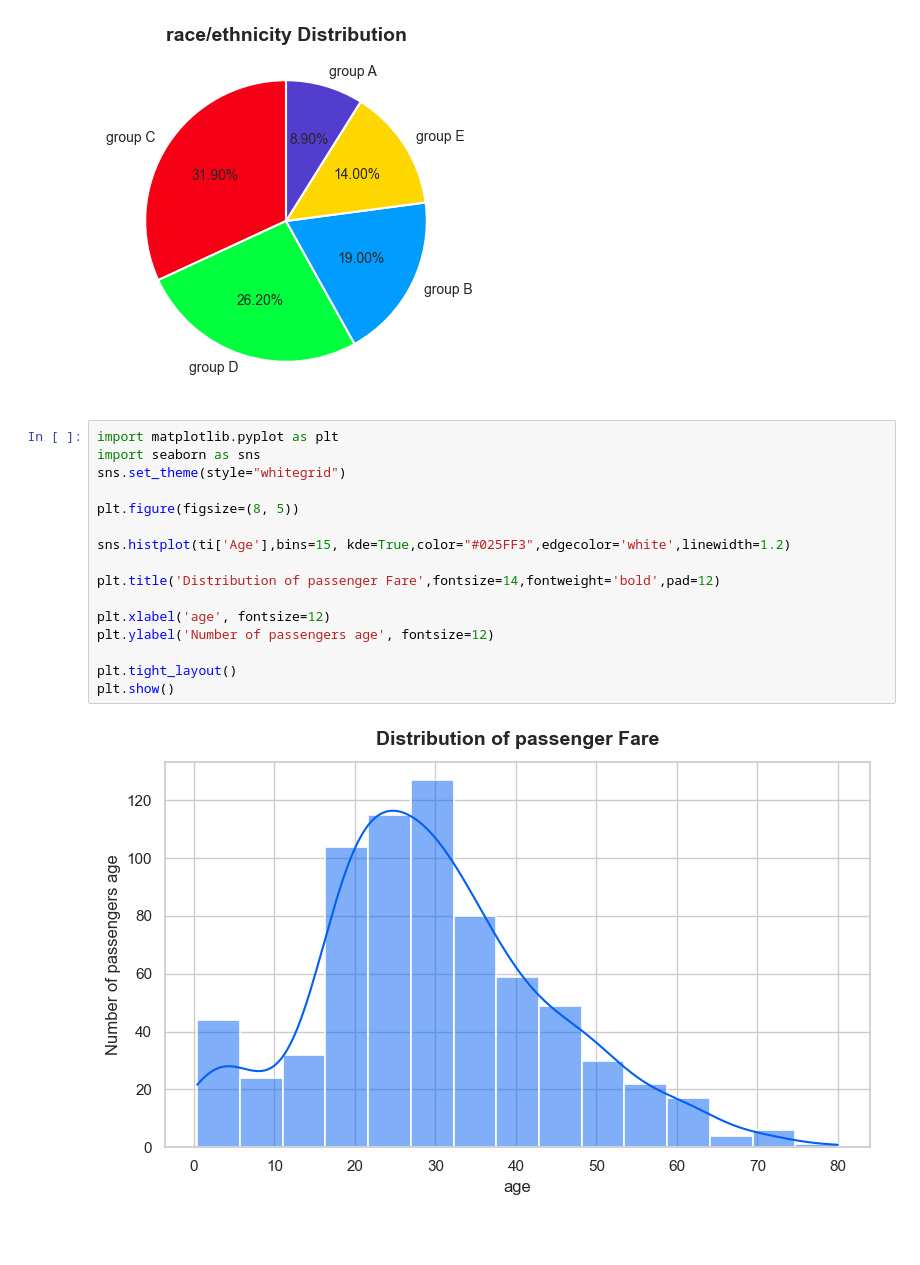
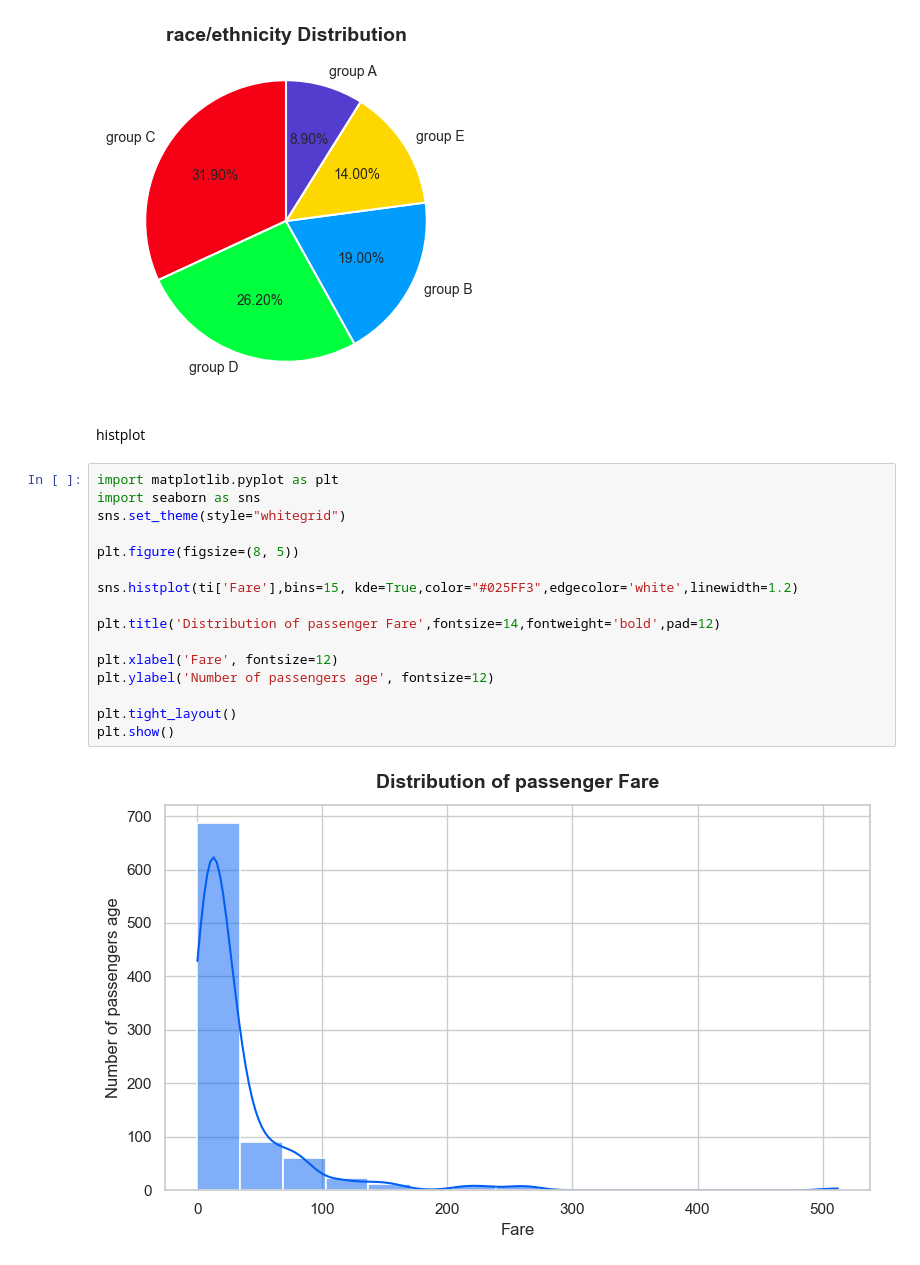
Before and after one commit to vanshdhameliya194-afk/vansh, a Jupyter notebook: demo.ipynb, the cells around one changed output. Saved outputs shown, nothing was run; the diff lists cells and outputs as text; blank space fills up the shorter version.

```diff
--- a/demo.ipynb
+++ b/demo.ipynb
@@ -321,21 +342,23 @@ plt.tight_layout()
 plt.show()
 # %% [output]
 [figure]
+# %% [markdown]
+histplot
 # %%
 import matplotlib.pyplot as plt
 import seaborn as sns
 sns.set_theme(style="whitegrid")
 
 plt.figure(figsize=(8, 5))
 
-sns.histplot(ti['Age'],bins=15, kde=True,color="#025FF3",edgecolor='white',linewidth=1.2)
+sns.histplot(ti['Fare'],bins=15, kde=True,color="#025FF3",edgecolor='white',linewidth=1.2)
 
 plt.title('Distribution of passenger Fare',fontsize=14,fontweight='bold',pad=12)
 
-plt.xlabel('age', fontsize=12)
+plt.xlabel('Fare', fontsize=12)
 plt.ylabel('Number of passengers age', fontsize=12)
 
 plt.tight_layout()
 plt.show()
 # %% [output]
-[figure, old version]
+[figure, new version]
```
Also changed, not shown: parts of 24 cells of this notebook.
